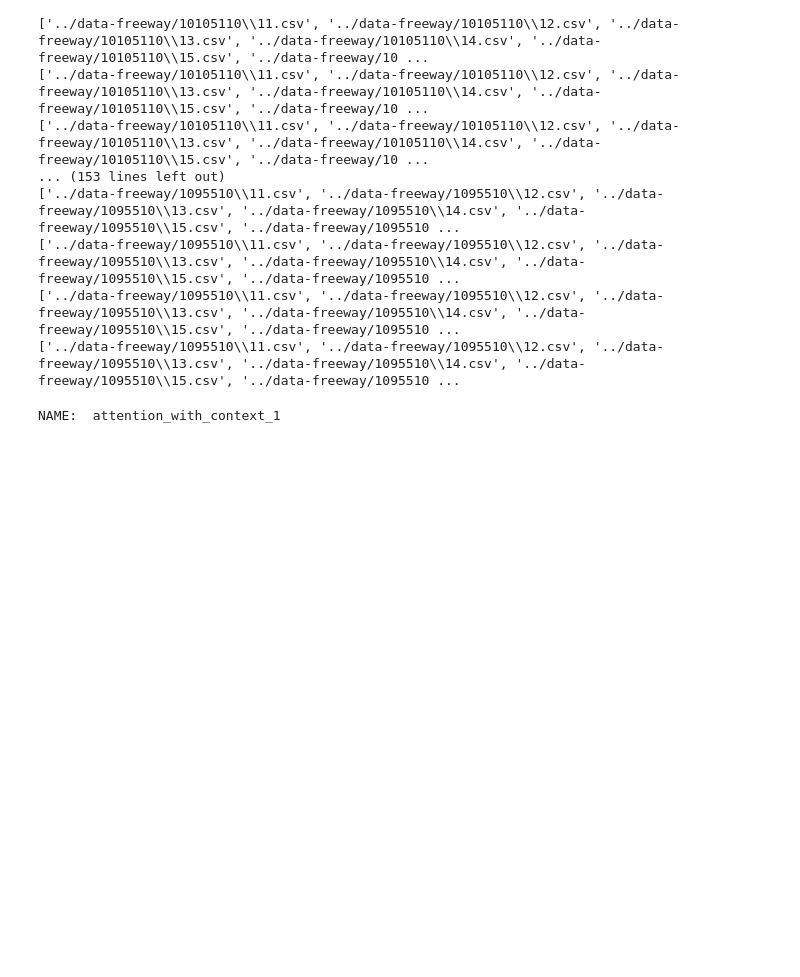
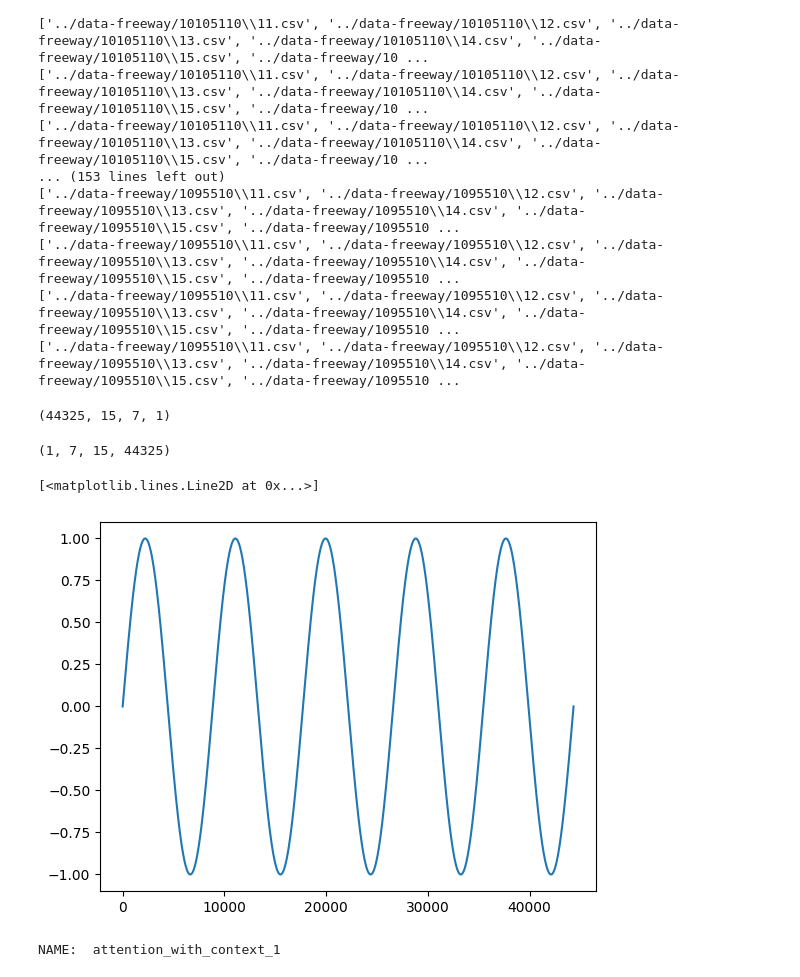
Before and after one commit to eindH/AT-Conv-LSTM, a Jupyter notebook: notebooks/prediction.ipynb, the cells around one changed output. Drawn from its saved outputs; the diff is of its cells as text; code cells hidden in the pictures; blank space fills up the shorter version.

```diff
--- a/notebooks/prediction.ipynb
+++ b/notebooks/prediction.ipynb
@@ -69,17 +70,42 @@ train_data = np.reshape(train_data,(train_data.shape[0], train_data.shape[1], tr
 train_w = np.reshape(train_w,(train_w.shape[0], train_w.shape[1], 1))
 train_d = np.reshape(train_d,(train_d.shape[0], train_d.shape[1], 1))
 
-train_data = np.random.random(train_data.shape)
-train_w = np.random.random(train_w.shape)
-train_d = np.random.random(train_d.shape)
-
 test_data = np.reshape(test_data,(test_data.shape[0], test_data.shape[1], test_data.shape[2], 1))
 test_d = np.reshape(test_d,(test_d.shape[0], test_d.shape[1], 1))
 test_w = np.reshape(test_w,(test_w.shape[0], test_w.shape[1], 1))
 
-test_data = np.random.random(test_data.shape)
-test_d = np.random.random(test_d.shape)
-test_w = np.random.random(test_w.shape)
+train_data.shape
+# %% [output]
+(44325, 15, 7, 1)
+# %%
+train_x = np.linspace(0,10*np.pi,len(train_data))
+train_y = np.sin(train_x)
+test_arr = np.tile(train_x, (1, 7, 15, 1))
+test_arr.shape
+# %% [output]
+(1, 7, 15, 44325)
+# %%
+train_data = np.random.random(train_data.shape)
+train_w = np.random.random(train_w.shape)
+train_d = np.random.random(train_d.shape)
+
+test_data = np.random.random(test_data.shape)
+test_d = np.random.random(test_d.shape)
+test_w = np.random.random(test_w.shape)
+
+train_x = np.linspace(0,10*np.pi,len(train_data))
+test_x = np.linspace(0,10*np.pi,len(test_data))
+
+def superpose_data(training_data,test_data):
+    for data_set in training_data:
+        data_set = np.random.random(train_data.shape) +
+
+
+y = np.sin(train_x)
+plt.plot(y)
+# %% [output]
+[<matplotlib.lines.Line2D at 0x...>]
+[figure, added]
 # %%
 #load model
 with CustomObjectScope({'AttentionLayer': AttentionLayer,'AttentionWithContext':AttentionWithContext}):
```
Also changed, not shown: parts of 1 cell of this notebook, 1 other file.
